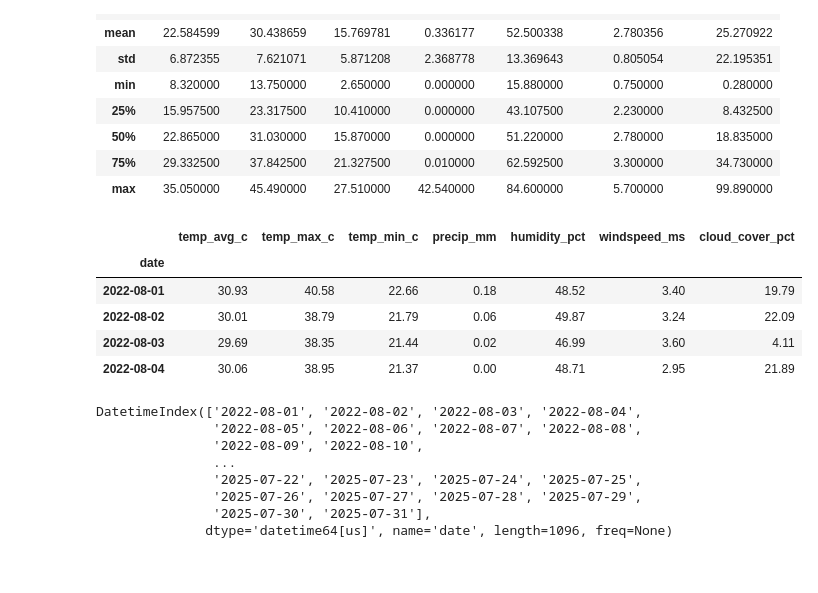
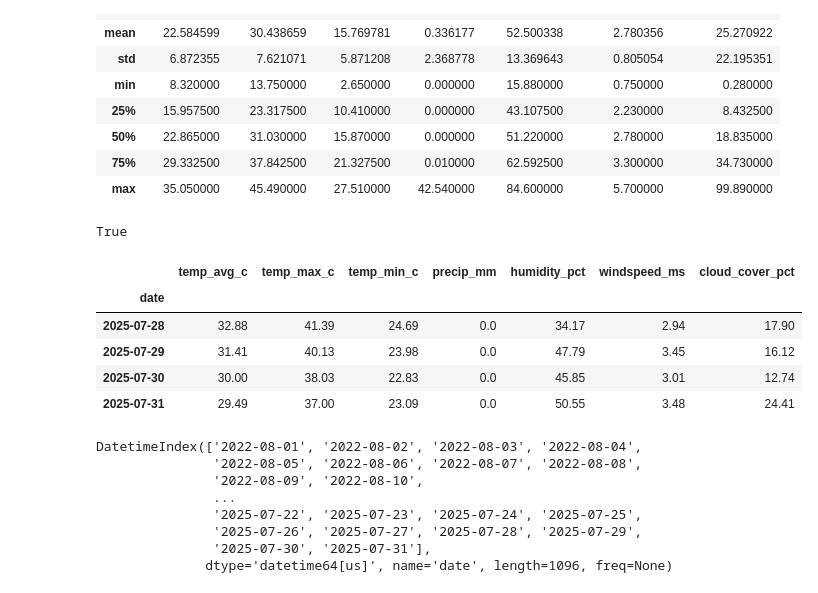
Before and after one commit to ammar-abdelghany30/Weather-Time-Series-Forecasting, a Jupyter notebook: Notebooks/WeatherData_EDA.ipynb, the cells around one changed output. Drawn from its saved outputs; the diff is of its cells as text; code cells hidden in the pictures.

```diff
--- a/Notebooks/WeatherData_EDA.ipynb
+++ b/Notebooks/WeatherData_EDA.ipynb
@@ -53,15 +55,22 @@ df.describe()
 | 50% | 22.865000 | 31.030000 | 15.870000 | 0.000000 | 51.220000 | 2.780000 | 18.835000 |
 | 75% | 29.332500 | 37.842500 | 21.327500 | 0.010000 | 62.592500 | 3.300000 | 34.730000 |
 | max | 35.050000 | 45.490000 | 27.510000 | 42.540000 | 84.600000 | 5.700000 | 99.890000 |
+# %%
+# Making sure No missing day in our range
+time_range = pd.date_range(start="2022-08-01",end="2025-07-31",freq="D")
+condition = (time_range == df.index).all()
+print(condition)
+# %% [output]
+True
 # %%
-df.head(4)
+df.tail(4)
 # %% [output]
 |  | temp_avg_c | temp_max_c | temp_min_c | precip_mm | humidity_pct | windspeed_ms | cloud_cover_pct |
 | date |  |  |  |  |  |  |  |
-| 2022-08-01 | 30.93 | 40.58 | 22.66 | 0.18 | 48.52 | 3.40 | 19.79 |
-| 2022-08-02 | 30.01 | 38.79 | 21.79 | 0.06 | 49.87 | 3.24 | 22.09 |
-| 2022-08-03 | 29.69 | 38.35 | 21.44 | 0.02 | 46.99 | 3.60 | 4.11 |
-| 2022-08-04 | 30.06 | 38.95 | 21.37 | 0.00 | 48.71 | 2.95 | 21.89 |
+| 2025-07-28 | 32.88 | 41.39 | 24.69 | 0.0 | 34.17 | 2.94 | 17.90 |
+| 2025-07-29 | 31.41 | 40.13 | 23.98 | 0.0 | 47.79 | 3.45 | 16.12 |
+| 2025-07-30 | 30.00 | 38.03 | 22.83 | 0.0 | 45.85 | 3.01 | 12.74 |
+| 2025-07-31 | 29.49 | 37.00 | 23.09 | 0.0 | 50.55 | 3.48 | 24.41 |
 # %%
 df.index
 # %% [output]
```
Also changed, not shown: parts of 25 cells of this notebook.
